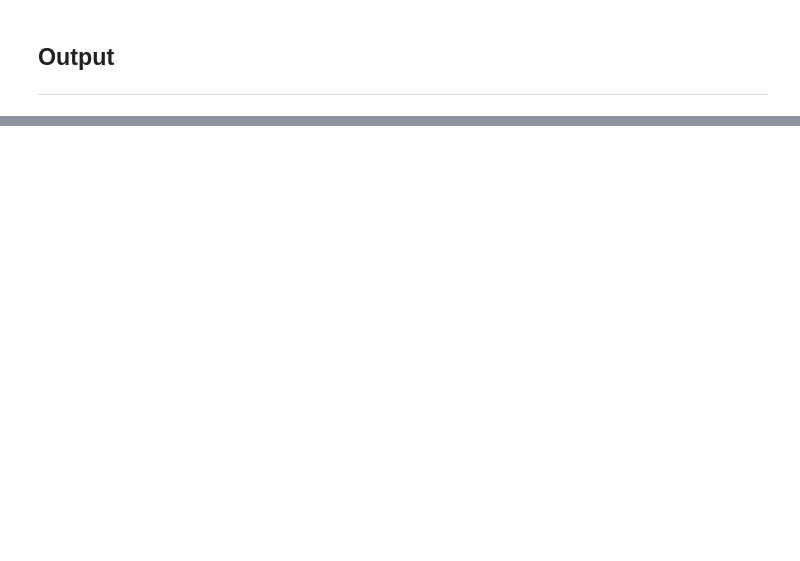
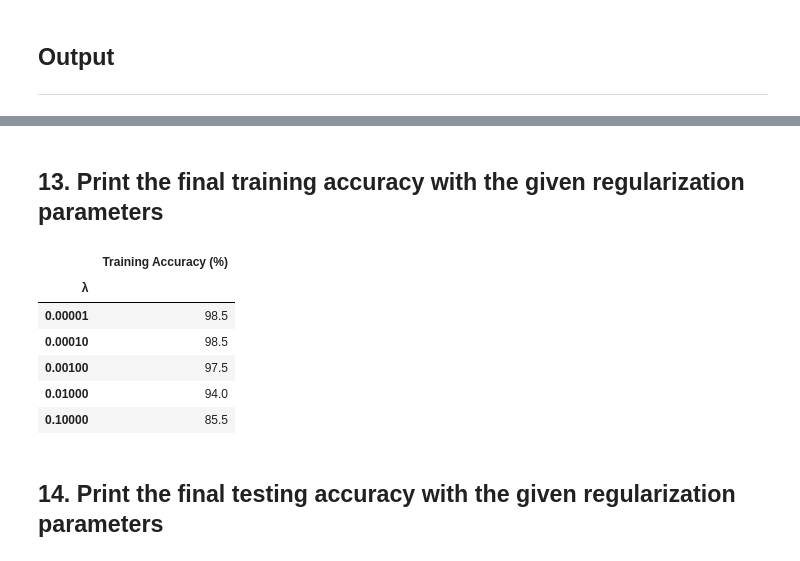
Before and after one commit to wkdthf21/Machine-Learning-Assignment, a Jupyter notebook: 06/assignment #6.ipynb, the cells around one changed output, grey strips where cells are left out. Cells and saved outputs as stored; diff of their text form; code cells hidden in the pictures; blank space fills up the shorter version.

```diff
--- a/06/assignment #6.ipynb
+++ b/06/assignment #6.ipynb
@@ -349,6 +349,8 @@ the accuracy is computed based on the training data with varying regularization
 # %%
 w_train_list = [w_train_0, w_train_1, w_train_2, w_train_3, w_train_4]
 w_test_list = [w_test_0, w_test_1, w_test_2, w_test_3, w_test_4]
+accuracy_train_list = [0 for i in range(5)]
+accuracy_test_list = [0 for i in range(5)]
 # %%
 xy_train = makeXY(x1_train, x2_train)
 y_train = data_train[:,2][:,None] # label
@@ -374,6 +376,7 @@ for i in range(len(w_train_list)):
             idx_class1_correct += 1
 
     accuracy = ((idx_class0_correct + idx_class1_correct) / n) * 100
+    accuracy_train_list[i] = accuracy
     print('====== lamda is ', lamdas[i])
     print('total number of data = ', (n))
     print('total number of correctly classified data = ', (idx_class0_correct + idx_class1_correct))
@@ -566,0 +716,20 @@ for i in range(0, len(lamdas)):
+# %% [markdown]
+## 13. Print the final training accuracy with the given regularization parameters
+# %%
+from pandas import Series, DataFrame
+import pandas as pd
+
+data1 = {'Training Accuracy (%)' : accuracy_train_list}
+frame1 = DataFrame(data1, index = lamdas)
+frame1.index.name = 'λ'
+frame1
+# %% [output]
+|  | Training Accuracy (%) |
+| λ |  |
+| 0.00001 | 98.5 |
+| 0.00010 | 98.5 |
+| 0.00100 | 97.5 |
+| 0.01000 | 94.0 |
+| 0.10000 | 85.5 |
+# %% [markdown]
+## 14. Print the final testing accuracy with the given regularization parameters
```
Also changed, not shown: parts of 20 cells of this notebook.
